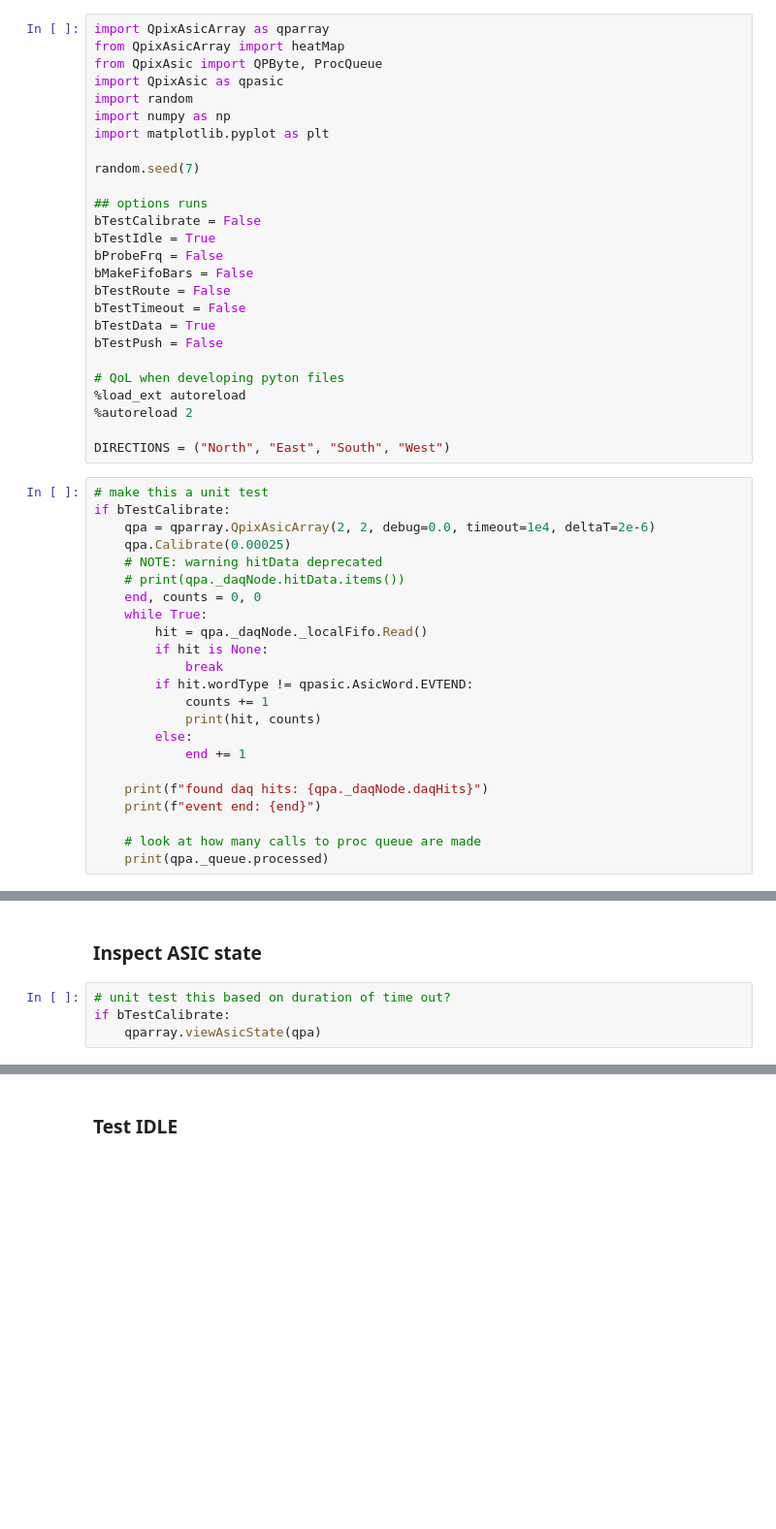
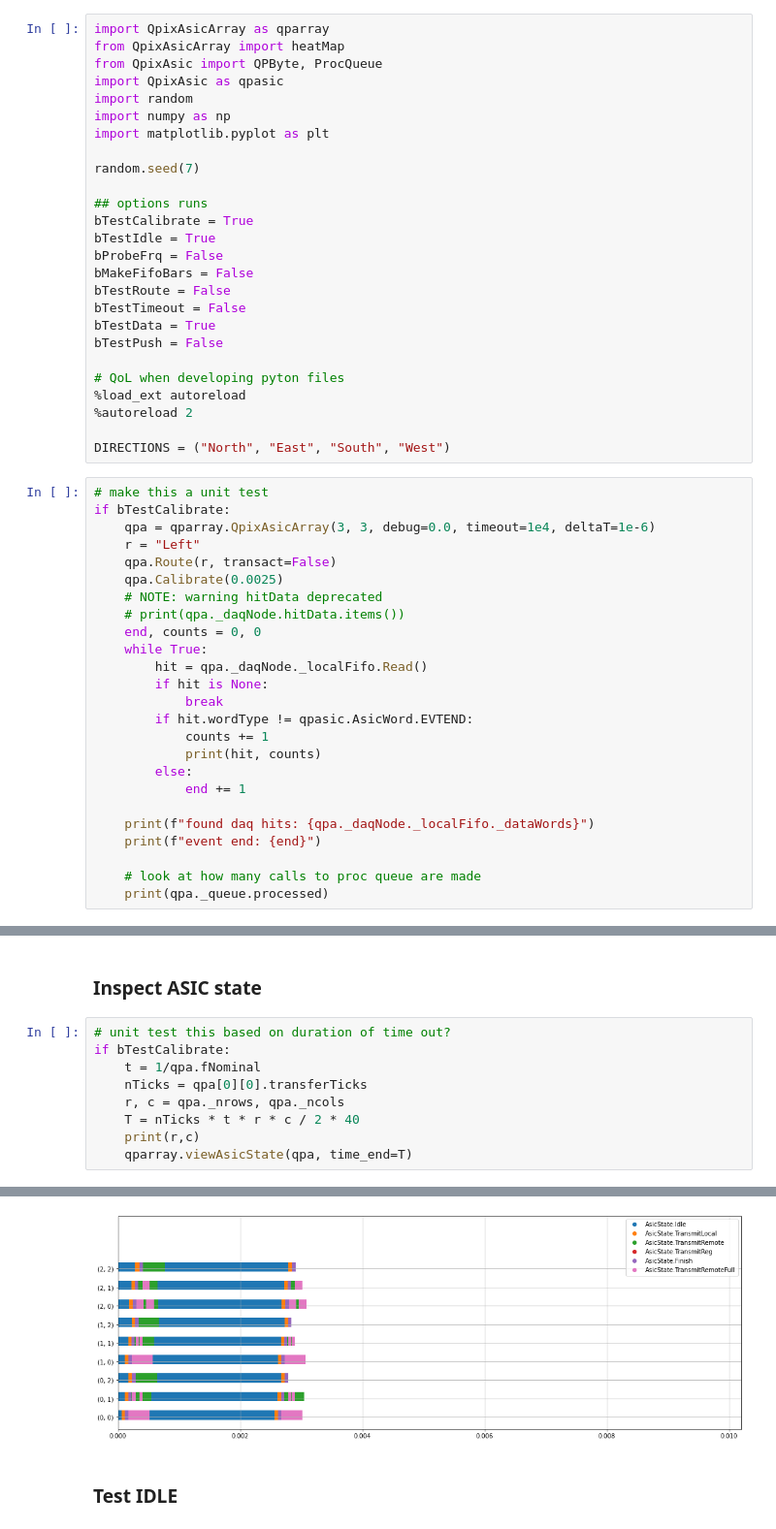
Before and after one commit to OliviaSeidel/qpix-digital, a Jupyter notebook: simulation-software/ArrayNotebook.ipynb, the cells around one changed output, grey strips where cells are left out. Shown: that part at 97% size. Saved outputs shown, nothing was run; the diff lists cells and outputs as text; blank space fills up the shorter version.

```diff
--- a/simulation-software/ArrayNotebook.ipynb
+++ b/simulation-software/ArrayNotebook.ipynb
@@ -10,7 +10,7 @@ import matplotlib.pyplot as plt
 random.seed(7)
 
 ## options runs
-bTestCalibrate = False
+bTestCalibrate = True
 bTestIdle = True
 bProbeFrq = False
 bMakeFifoBars = False
@@ -27,8 +27,10 @@ DIRECTIONS = ("North", "East", "South", "West")
 # %%
 # make this a unit test
 if bTestCalibrate:
-    qpa = qparray.QpixAsicArray(2, 2, debug=0.0, timeout=1e4, deltaT=2e-6)
-    qpa.Calibrate(0.00025)
+    qpa = qparray.QpixAsicArray(3, 3, debug=0.0, timeout=1e4, deltaT=1e-6)
+    r = "Left"
+    qpa.Route(r, transact=False)
+    qpa.Calibrate(0.0025)
     # NOTE: warning hitData deprecated
     # print(qpa._daqNode.hitData.items())
     end, counts = 0, 0
@@ -42,7 +44,7 @@ if bTestCalibrate:
         else:
             end += 1
 
-    print(f"found daq hits: {qpa._daqNode.daqHits}")
+    print(f"found daq hits: {qpa._daqNode._localFifo._dataWords}")
     print(f"event end: {end}")
 
     # look at how many calls to proc queue are made
@@ -52,4 +67,10 @@ if bTestCalibrate:
 # %%
 # unit test this based on duration of time out?
 if bTestCalibrate:
-    qparray.viewAsicState(qpa)
+    t = 1/qpa.fNominal
+    nTicks = qpa[0][0].transferTicks
+    r, c = qpa._nrows, qpa._ncols
+    T = nTicks * t * r * c / 2 * 40
+    print(r,c)
+    qparray.viewAsicState(qpa, time_end=T)
+# %% [output]
@@ -56,3 +78,4 @@ if bTestCalibrate:
+[figure, added]
 # %% [markdown]
 ### Test IDLE
 # %%
```
Also changed, not shown: parts of 8 cells of this notebook, 12 other files.
